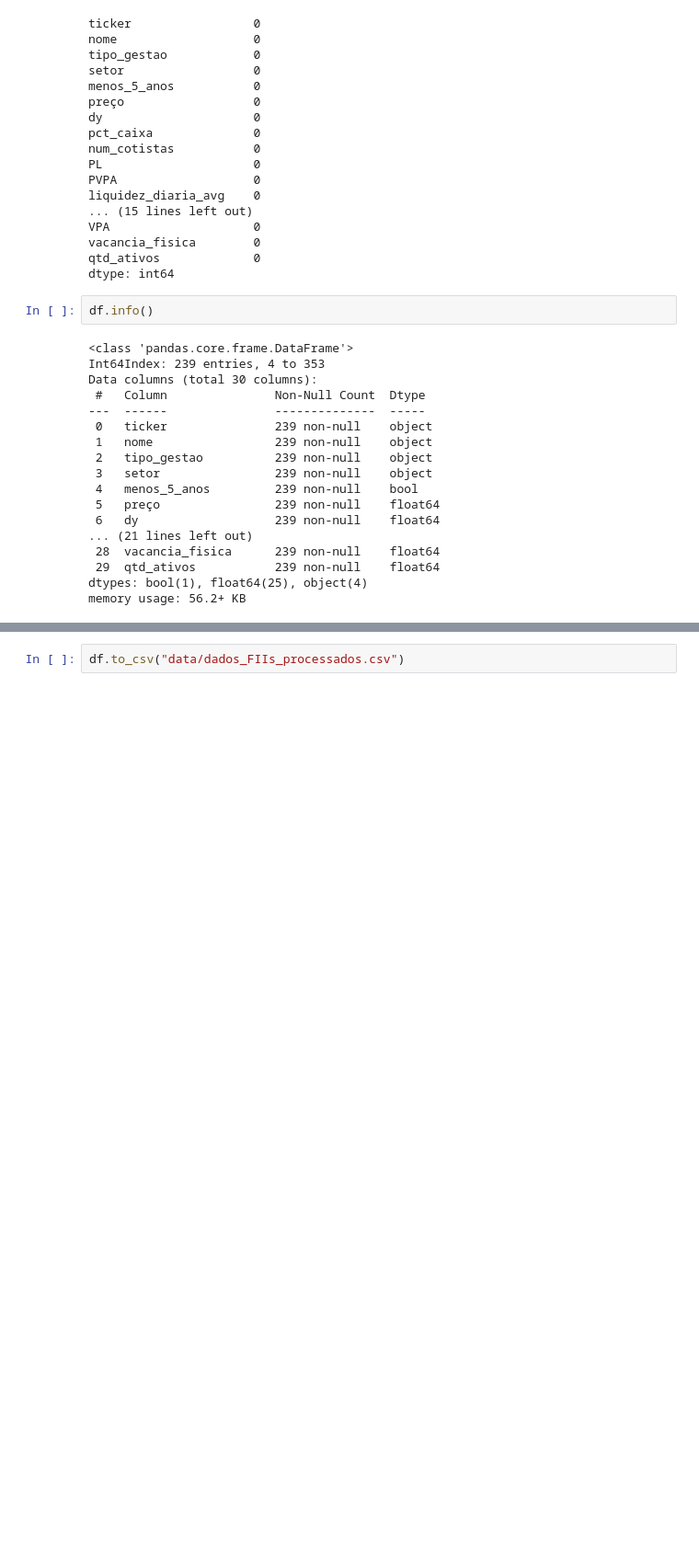
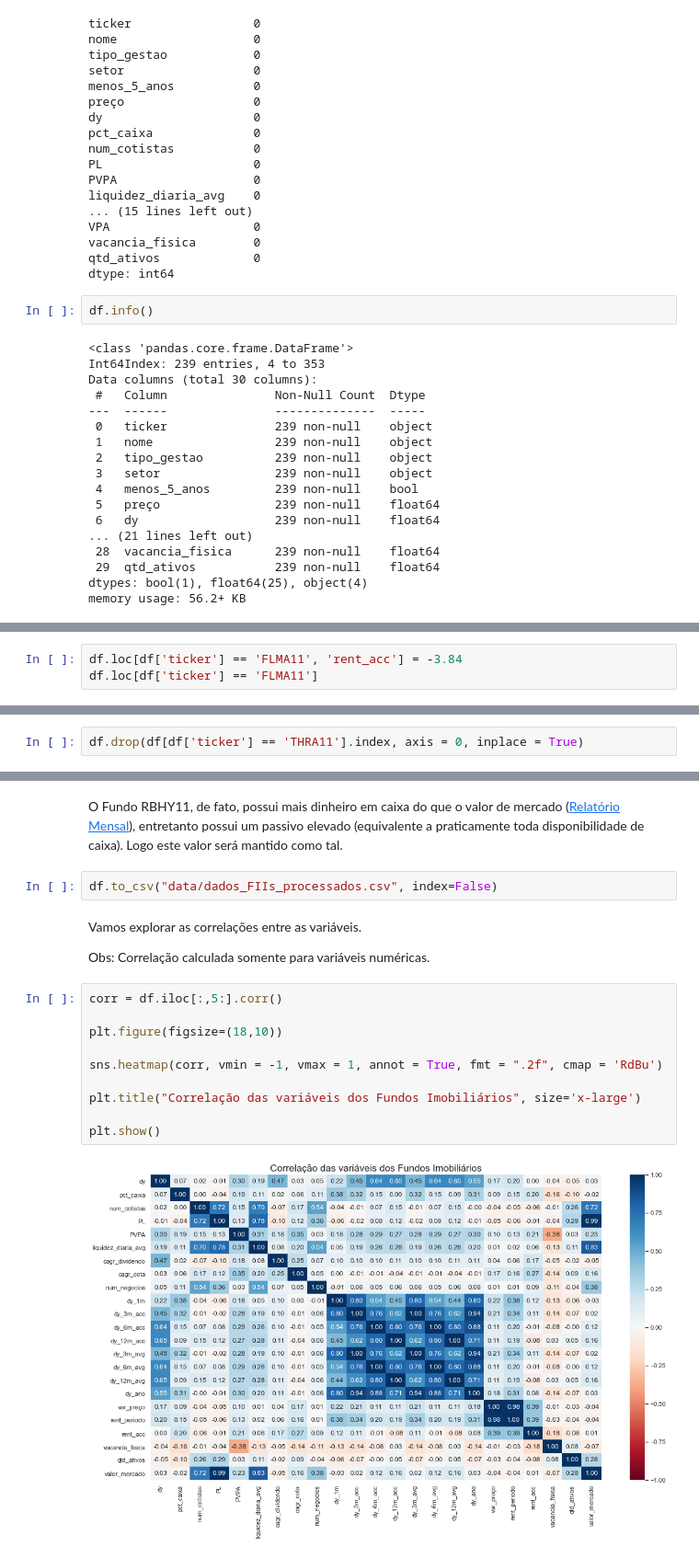
Before and after one commit to osouzadaniel/FII_Clustering, a Jupyter notebook: analise_exploratoria.ipynb, the cells around one changed output, grey strips where cells are left out. Shown at 92% size. Cells and saved outputs as stored; diff of their text form; blank space fills up the shorter version.

```diff
--- a/analise_exploratoria.ipynb
+++ b/analise_exploratoria.ipynb
@@ -376,0 +474,3 @@ Uma cópia desse dataframe será salva na pasta de dados para poder ser utilizad
+# %%
+df.loc[df['ticker'] == 'FLMA11', 'rent_acc'] = -3.84
+df.loc[df['ticker'] == 'FLMA11']
@@ -376,0 +495,2 @@ Uma cópia desse dataframe será salva na pasta de dados para poder ser utilizad
+# %%
+df.drop(df[df['ticker'] == 'THRA11'].index, axis = 0, inplace = True)
@@ -377,2 +508,20 @@ Uma cópia desse dataframe será salva na pasta de dados para poder ser utilizad
+# %% [markdown]
+O Fundo RBHY11, de fato, possui mais dinheiro em caixa do que o valor de mercado ([Relatório Mensal](https://fnet.bmfbovespa.com.br/fnet/publico/visualizarDocumento?id=194681)), entretanto possui um passivo elevado (equivalente a praticamente toda disponibilidade de caixa). Logo este valor será mantido como tal.
 # %%
-df.to_csv("data/dados_FIIs_processados.csv")
+df.to_csv("data/dados_FIIs_processados.csv", index=False)
+# %% [markdown]
+Vamos explorar as correlações entre as variáveis.
+
+Obs: Correlação calculada somente para variáveis numéricas.
+# %%
+corr = df.iloc[:,5:].corr()
+
+plt.figure(figsize=(18,10))
+
+sns.heatmap(corr, vmin = -1, vmax = 1, annot = True, fmt = ".2f", cmap = 'RdBu')
+
+plt.title("Correlação das variáveis dos Fundos Imobiliários", size='x-large')
+
+plt.show()
+# %% [output]
+[figure, added]
```
Also changed, not shown: parts of 28 cells of this notebook, 3 other files.
